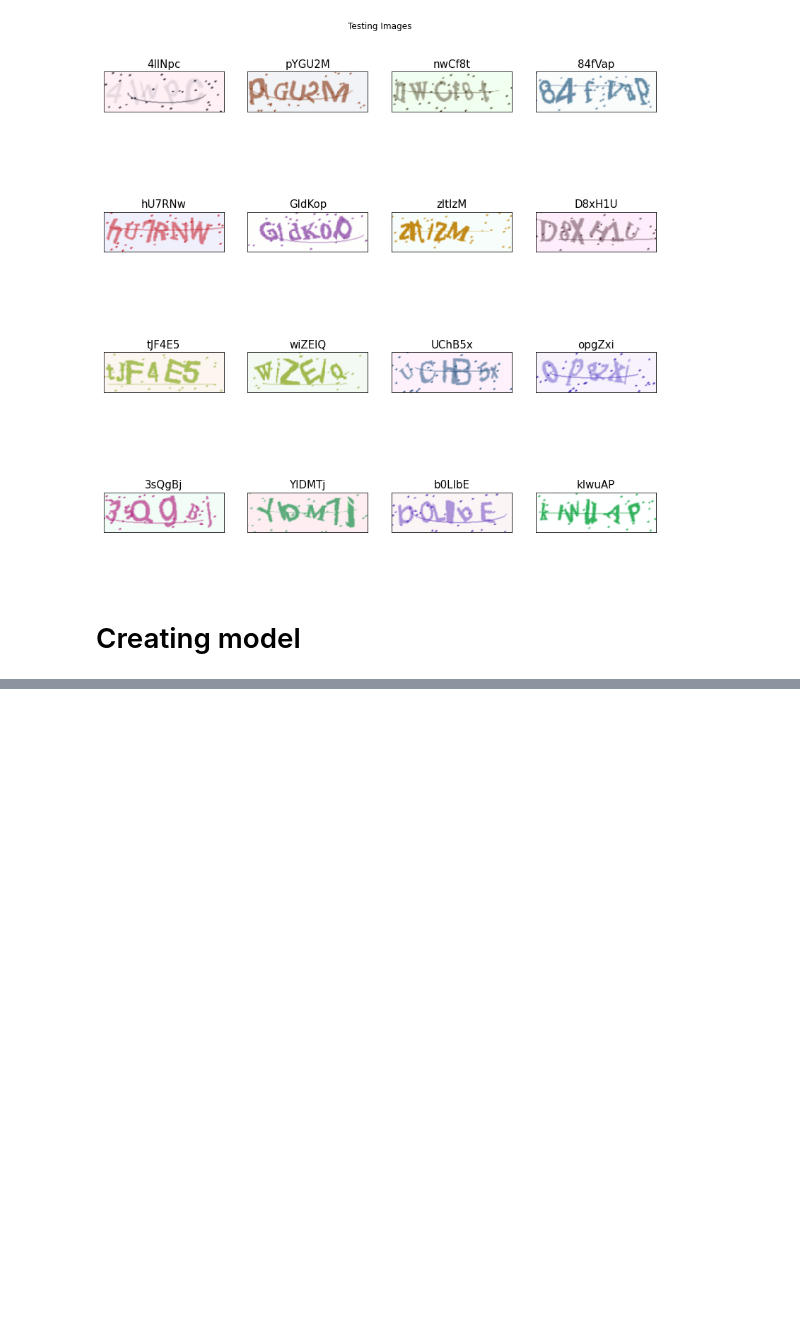
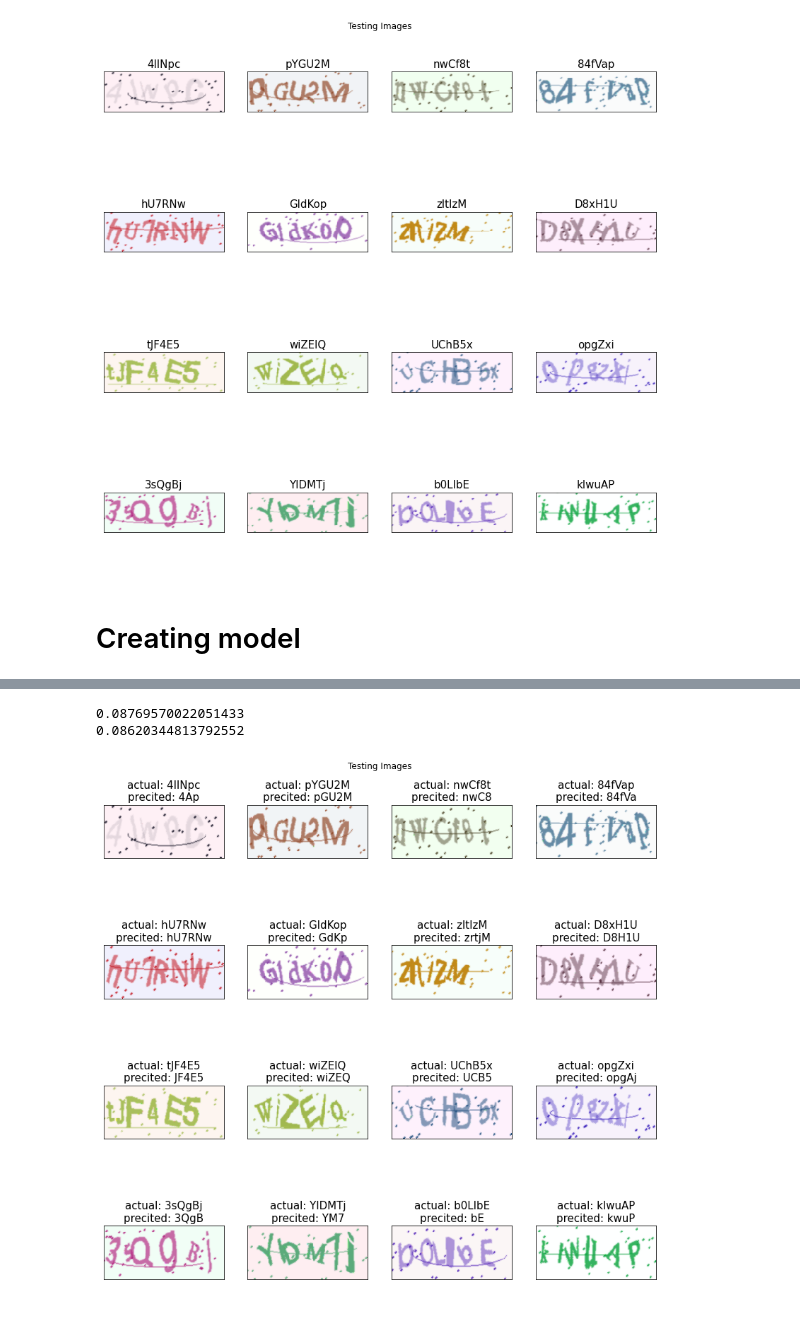
Before and after one commit to Strojove-uceni/final-projects-i_am_not_a_robot, a Jupyter notebook: captcha_model.ipynb, the cells around one changed output, grey strips where cells are left out. Drawn from its saved outputs; the diff is of its cells as text; code cells hidden in the pictures; blank space fills up the shorter version.

```diff
--- a/captcha_model.ipynb
+++ b/captcha_model.ipynb
@@ -224,0 +509,13 @@ for i in range(16):
+# %%
+results_test = pd.DataFrame(columns=['actual', 'prediction'])
+# test_loader = DataLoader(testset, batch_size=16, num_workers=1, shuffle=False)
+with torch.no_grad():
+    for image_batch, text_batch in tqdm(test_loader, leave=True):
+        text_batch_logits = ctc(image_batch.to(device)) # [T, batch_size, num_classes==num_features]
+        text_batch_pred = decode_predictions(text_batch_logits.cpu())
+        #print(text_batch, text_batch_pred)
+        df = pd.DataFrame(columns=['actual', 'prediction'])
+        df['actual'] = text_batch
+        df['prediction'] = text_batch_pred
+        results_test = pd.concat([results_test, df])
+results_test = results_test.reset_index(drop=True)
@@ -224,0 +528,15 @@ for i in range(16):
+# %%
+def remove_duplicates(text):
+    if len(text) > 1:
+        letters = [text[0]] + [letter for idx, letter in enumerate(text[1:], start=1) if text[idx] != text[idx-1]]
+    elif len(text) == 1:
+        letters = [text[0]]
+    else:
+        return ""
+    return "".join(letters)
+
+def correct_prediction(word):
+    parts = word.split("-")
+    parts = [remove_duplicates(part) for part in parts]
+    corrected_word = "".join(parts)
+    return corrected_word
@@ -224,0 +546,3 @@ for i in range(16):
+# %%
+results_test['prediction_corrected'] = results_test['prediction'].apply(correct_prediction)
+results_test.head()
@@ -224,0 +603,23 @@ for i in range(16):
+# %%
+train_accuracy = accuracy_score(results_train['actual'], results_train['prediction_corrected'])
+print(train_accuracy)
+test_accuracy = accuracy_score(results_test['actual'], results_test['prediction_corrected'])
+print(test_accuracy)
+# %% [output]
+0.08769570022051433
+0.08620344813792552
+# %%
+# view some test images and predictions
+
+fig = plt.figure(figsize=(14,14))
+plt.axis("off")
+plt.title("Testing Images")
+
+for i in range(16):
+    result = results_test.iloc[i]
+    ax = fig.add_subplot(4, 4, i + 1, xticks=[], yticks=[])
+    img = mpimg.imread('test/test/{}.png'.format(result[0]))
+    ax.imshow(img, interpolation='nearest')
+    plt.title('actual: ' + result[0] + '\n' + 'precited: ' + result[2], color='k', fontsize=15)
+# %% [output]
+[figure, added]
```
Also changed, not shown: parts of 40 cells of this notebook.
